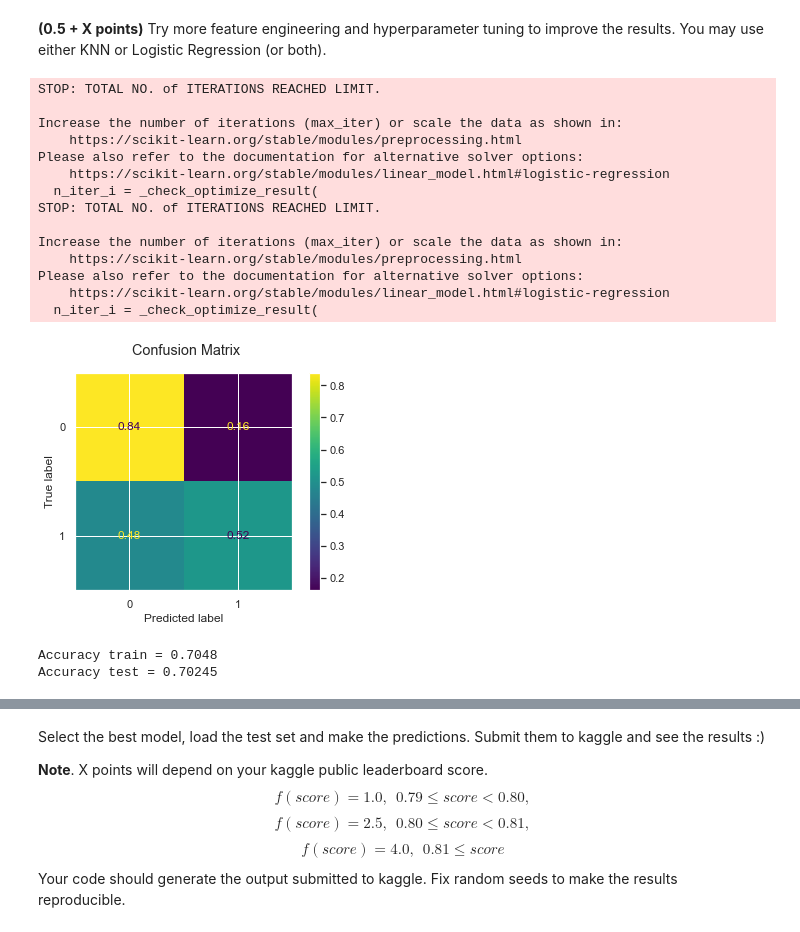
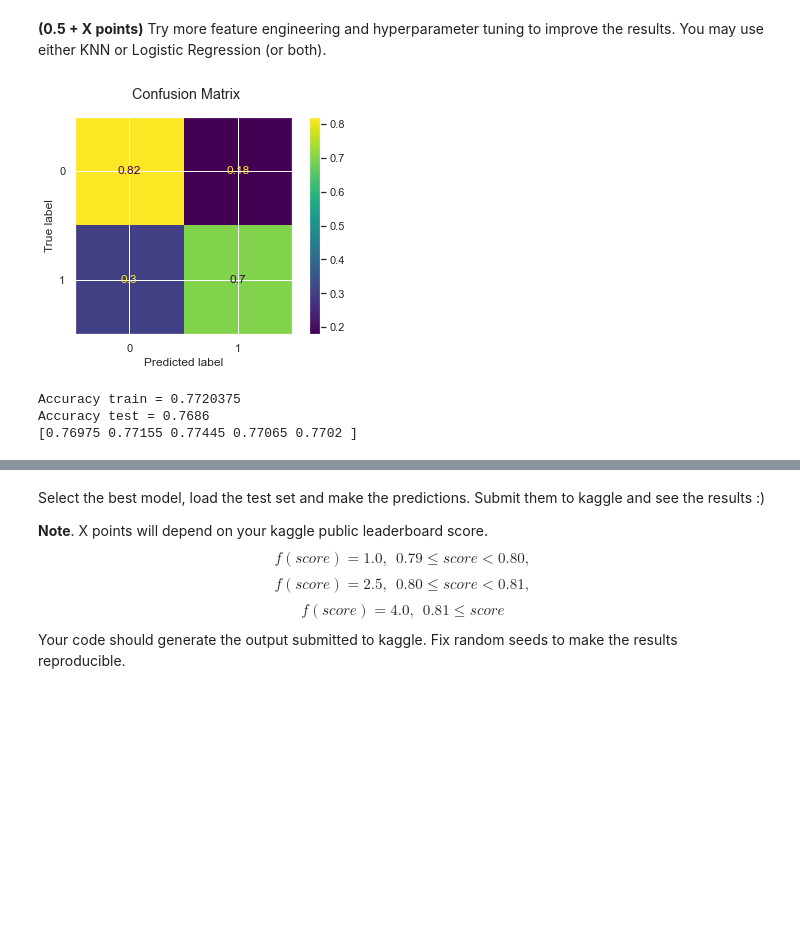
Before and after one commit to lizaveta56k/ML-22_2, a Jupyter notebook: task-5/hw_classification.ipynb, the cells around one changed output, grey strips where cells are left out. Drawn from its saved outputs; the diff is of its cells as text; code cells hidden in the pictures; blank space fills up the shorter version.

```diff
--- a/task-5/hw_classification.ipynb
+++ b/task-5/hw_classification.ipynb
@@ -974,6 +1018,10 @@ Accuracy test = 0.61685
 data['Family_Size']=data['SibSp']+data['Parch']
 data['Fare_Per_Person']=data['Fare']/(data['Family_Size']+1)
 data['Is_Family_On_Board']= data['Family_Size'].map(lambda x: int(x > 0))
+
+test['Family_Size']=test['SibSp']+test['Parch']
+test['Fare_Per_Person']=test['Fare']/(test['Family_Size']+1)
+test['Is_Family_On_Board']= test['Family_Size'].map(lambda x: int(x > 0))
 
 def titles_in_name(big_string, substrings):
     res = list(filter(lambda x: bool(re.search(r"\b(" + x + r"\.)\s", big_string)), substrings))
@@ -1001,14 +1049,11 @@ def replace_titles(x):
         return title
 data['Title']=data['Name'].map(lambda x: titles_in_name(str(x), title_list))
 data['Title']=data.apply(replace_titles, axis=1)
-data['Title_int']=data['Name'].map(lambda x: titles_in_name(str(x), title_list))
 data['Title_int']=data.apply(title_to_int, axis=1)
 
-data['Fare'] = data['Fare'].fillna(0)
-data['Fare_Per_Person'] = data['Fare_Per_Person'].fillna(0)
-data['SibSp'] = data['SibSp'].fillna(0)
-data['Parch'] = data['Parch'].fillna(0)
-data['Embarked'] = data['Embarked'].fillna('Unknown')
+test['Title']=test['Name'].map(lambda x: titles_in_name(str(x), title_list))
+test['Title']=test.apply(replace_titles, axis=1)
+test['Title_int']=test.apply(title_to_int, axis=1)
 
 def add_age_status_int(x):
     age=x['Age']
@@ -1024,6 +1069,7 @@ def add_age_status_int(x):
         return 5
 
 data['Age_Status_int'] = data.apply(add_age_status_int, axis=1)
+test['Age_Status_int'] = test.apply(add_age_status_int, axis=1)
 
 cabin_list = ['A', 'B', 'C', 'D', 'E', 'F', 'T', 'G', 'Unknown', 0]
 embarked_list = ['C', 'Q', 'S', 'Unknown']
@@ -1043,40 +1089,35 @@ data['Embarked_int'] = data.apply(embarked_int, axis=1)
 data['Ticket'] = data['Ticket'].fillna('Unknown')
 data['Is_Ticket']= data['Ticket'].map(lambda x: int(x != 'Unknown'))
 
-data['Is_1Class']= data['Pclass'].map(lambda x: int(x == 1))
-data['Is_2Class']= data['Pclass'].map(lambda x: int(x == 2))
-data['Is_3Class']= data['Pclass'].map(lambda x: int(x == 3))
+test['Deck_int'] = test.apply(deck_int, axis=1)
+test['Embarked_int'] = test.apply(embarked_int, axis=1)
+test['Ticket'] = test['Ticket'].fillna('Unknown')
+test['Is_Ticket']= test['Ticket'].map(lambda x: int(x != 'Unknown'))
 # %%
-selected_features_new = ['Sex_bool', 'Is_Family_On_Board', 'Is_Deck_Unknown', 'Is_1Class', 'Is_2Class', 'Is_3Class', \
-     'Family_Size', 'Title_int', 'Age_Status_int', 'Age', 'Parch', 'SibSp', 'Deck_int', 'Embarked_int', 'Is_Ticket' ]
+selected_features_new = ['Sex_bool', 'Pclass', 'Age', 'Is_Family_On_Board', 'Is_Deck_Unknown', \
+     'Family_Size', 'Age_Status_int', 'Parch', 'SibSp', 'Deck_int', 'Embarked_int', 'Is_Ticket']
 
 X = data.drop(columns=['Survived'])
 y = data['Survived'].values
 
-# sc = StandardScaler()
-# X = sc.fit_transform(X)
+# corrMatrix = data.corr('pearson')
 
-X_train, X_test, y_train, y_test = train_test_split(X[selected_features_new], y, test_size=0.2, random_state=1, stratify=y)
+# f, ax = plt.subplots(figsize=(9, 6))
+# sns.heatmap(data=corrMatrix, annot=True, linewidths=.5, ax=ax)
 
-logistic_new = LogisticRegression(random_state = 0)
-logistic_new.fit(X_train[selected_features_new], list(map(str, y_train)))
-train_acc, test_acc = fit_evaluate(logistic_new, X_train[selected_features_new], y_train, X_test[selected_features_new], y_test)
+sc = StandardScaler()
+X = sc.fit_transform(X[selected_features_new])
+
+X_train, X_test, y_train, y_test = train_test_split(X, y, test_size=0.2, random_state=1, stratify=y)
+
+logistic_new = LogisticRegression(penalty = 'l2', C = 3, max_iter = 500 )
+logistic_new.fit(X_train, list(map(str, y_train)))
+train_acc, test_acc = fit_evaluate(logistic_new, X_train, y_train, X_test, y_test)
+cv_scores = cross_val_score(logistic, X, y, cv=5)
+print(cv_scores)
 # %% [output]
+[figure, new version]
-STOP: TOTAL NO. of ITERATIONS REACHED LIMIT.
-
-Increase the number of iterations (max_iter) or scale the data as shown in:
-    https://scikit-learn.org/stable/modules/preprocessing.html
-Please also refer to the documentation for alternative solver options:
-    https://scikit-learn.org/stable/modules/linear_model.html#logistic-regression
-  n_iter_i = _check_optimize_result(
-STOP: TOTAL NO. of ITERATIONS REACHED LIMIT.
-
-Increase the number of iterations (max_iter) or scale the data as shown in:
-    https://scikit-learn.org/stable/modules/preprocessing.html
-Please also refer to the documentation for alternative solver options:
-    https://scikit-learn.org/stable/modules/linear_model.html#logistic-regression
-  n_iter_i = _check_optimize_result(
+Accuracy train = 0.7720375
+Accuracy test = 0.7686
+[0.76975 0.77155 0.77445 0.77065 0.7702 ]
-[figure, old version]
-Accuracy train = 0.7048
-Accuracy test = 0.70245
 # %%
```
Also changed, not shown: parts of 14 cells of this notebook.
